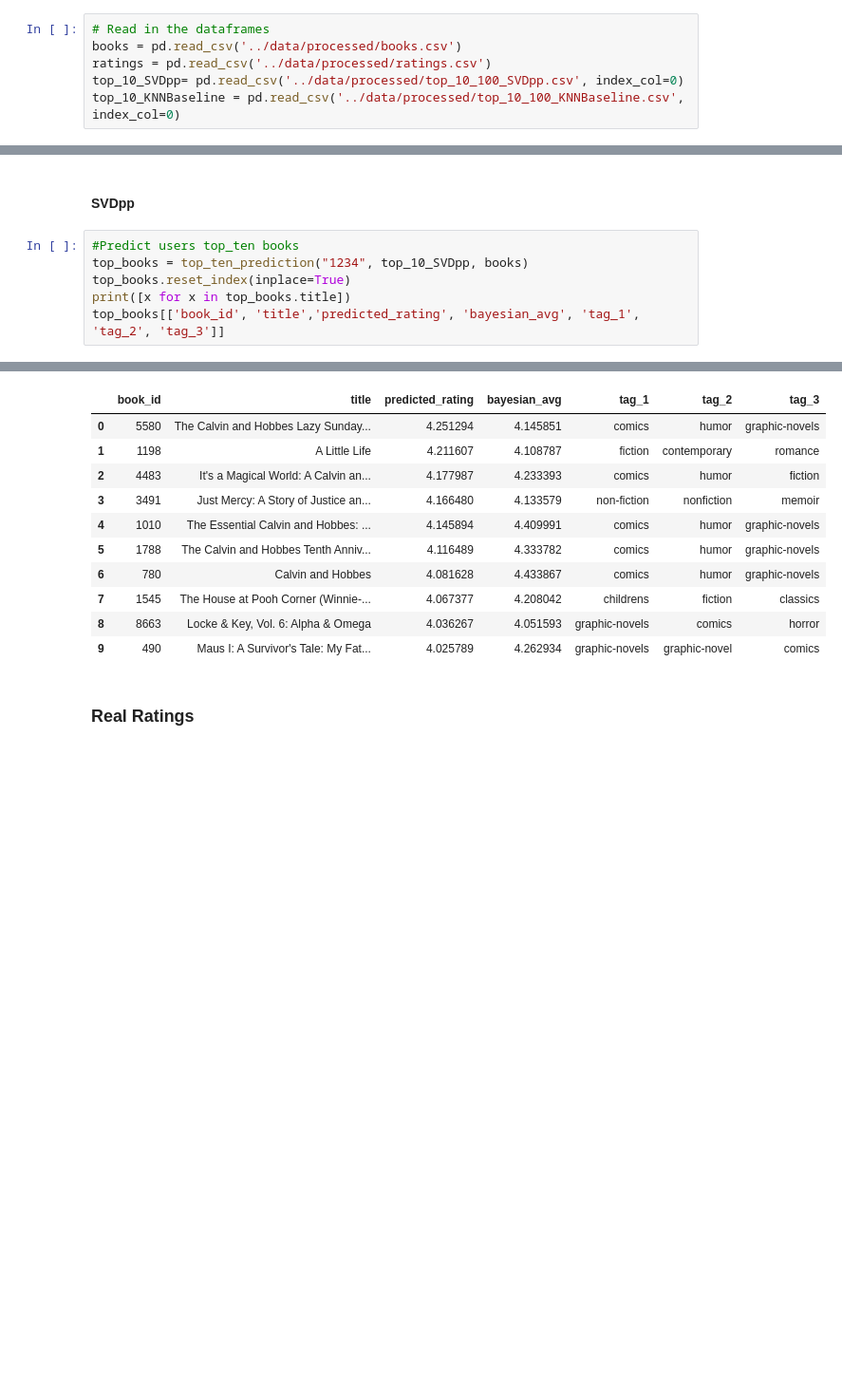
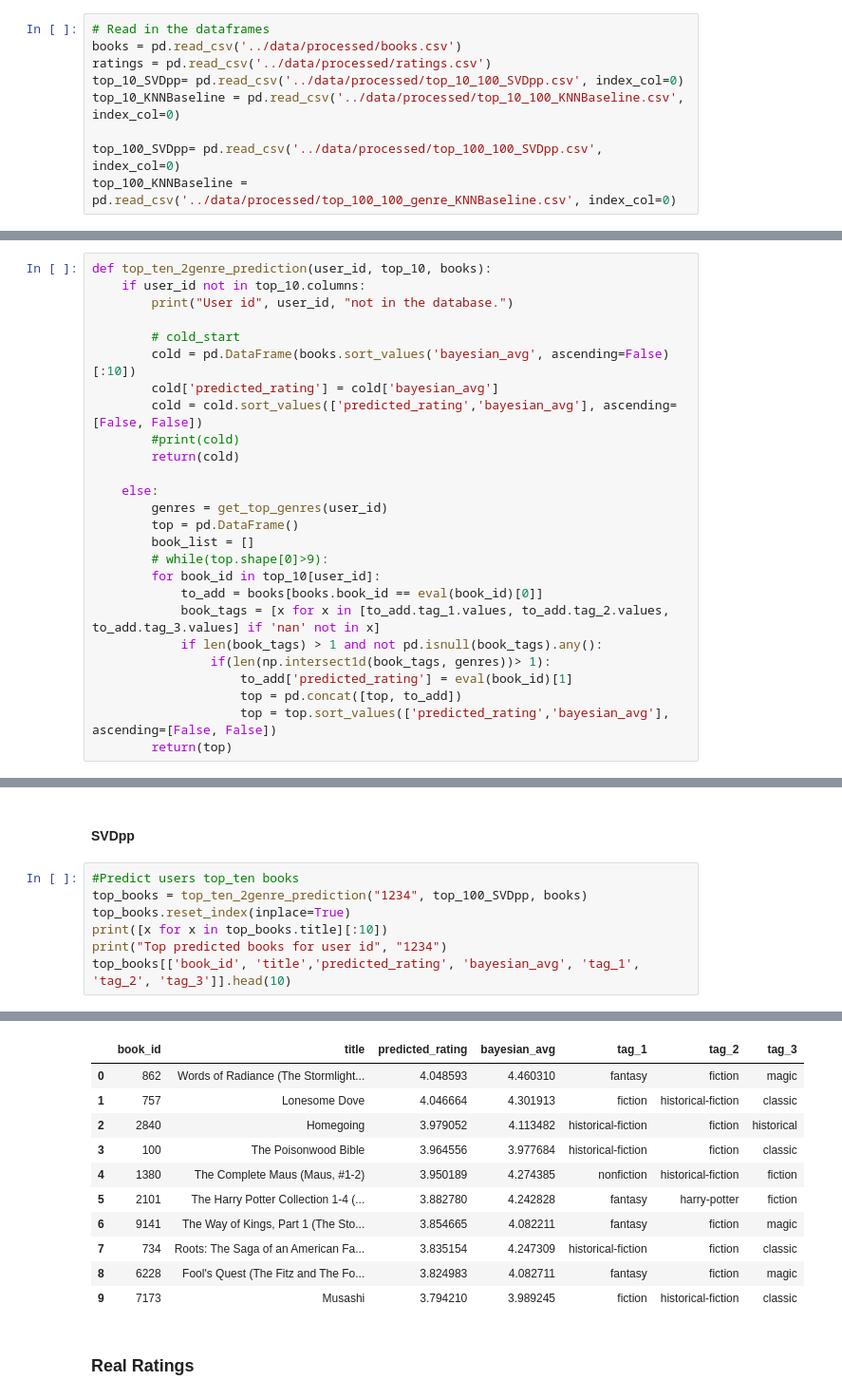
Before and after one commit to Snizzmo/Data-Science, a Jupyter notebook: Capstone3/notebooks/3.0-cf-predictions.ipynb, the cells around one changed output, grey strips where cells are left out. Shown: that part at 95% size. Cells and saved outputs as stored; diff of their text form; blank space fills up the shorter version.

Commit message:
models-predictions

```diff
--- a/Capstone3/notebooks/3.0-cf-predictions.ipynb
+++ b/Capstone3/notebooks/3.0-cf-predictions.ipynb
@@ -9,6 +13,9 @@ books = pd.read_csv('../data/processed/books.csv')
 ratings = pd.read_csv('../data/processed/ratings.csv')
 top_10_SVDpp= pd.read_csv('../data/processed/top_10_100_SVDpp.csv', index_col=0)
 top_10_KNNBaseline = pd.read_csv('../data/processed/top_10_100_KNNBaseline.csv', index_col=0)
+
+top_100_SVDpp= pd.read_csv('../data/processed/top_100_100_SVDpp.csv', index_col=0)
+top_100_KNNBaseline = pd.read_csv('../data/processed/top_100_100_genre_KNNBaseline.csv', index_col=0)
 # %%
 def top_ten_prediction(user_id, top_10, books):
     if user_id not in top_10.columns:
@@ -63,0 +76,26 @@ Index(['1', '2', '4', '8', '11', '15', '18', '22', '24', '25',
+# %%
+def top_ten_2genre_prediction(user_id, top_10, books):
+    if user_id not in top_10.columns:
+        print("User id", user_id, "not in the database.")
+
+        # cold_start
+        cold = pd.DataFrame(books.sort_values('bayesian_avg', ascending=False)[:10])
+        cold['predicted_rating'] = cold['bayesian_avg']
+        cold = cold.sort_values(['predicted_rating','bayesian_avg'], ascending=[False, False])
+        #print(cold)
+        return(cold)
+
+    else:
+        genres = get_top_genres(user_id)
+        top = pd.DataFrame()
+        book_list = []
+        # while(top.shape[0]>9):
+        for book_id in top_10[user_id]:
+            to_add = books[books.book_id == eval(book_id)[0]]
+            book_tags = [x for x in [to_add.tag_1.values, to_add.tag_2.values, to_add.tag_3.values] if 'nan' not in x]
+            if len(book_tags) > 1 and not pd.isnull(book_tags).any():
+                if(len(np.intersect1d(book_tags, genres))> 1):
+                    to_add['predicted_rating'] = eval(book_id)[1]
+                    top = pd.concat([top, to_add])
+                    top = top.sort_values(['predicted_rating','bayesian_avg'], ascending=[False, False])
+        return(top)
@@ -134,8 +147,9 @@ See the caveats in the documentation: https://pandas.pydata.org/pandas-docs/stab
 #### SVDpp
 # %%
 #Predict users top_ten books
-top_books = top_ten_prediction("1234", top_10_SVDpp, books)
+top_books = top_ten_2genre_prediction("1234", top_100_SVDpp, books)
 top_books.reset_index(inplace=True)
-print([x for x in top_books.title])
-top_books[['book_id', 'title','predicted_rating', 'bayesian_avg', 'tag_1', 'tag_2', 'tag_3']]
+print([x for x in top_books.title][:10])
+print("Top predicted books for user id", "1234")
+top_books[['book_id', 'title','predicted_rating', 'bayesian_avg', 'tag_1', 'tag_2', 'tag_3']].head(10)
 # %% [output]
@@ -149,13 +163,13 @@ See the caveats in the documentation: https://pandas.pydata.org/pandas-docs/stab
 |  | book_id | title | predicted_rating | bayesian_avg | tag_1 | tag_2 | tag_3 |
-| 0 | 5580 | The Calvin and Hobbes Lazy Sunday... | 4.251294 | 4.145851 | comics | humor | graphic-novels |
-| 1 | 1198 | A Little Life | 4.211607 | 4.108787 | fiction | contemporary | romance |
-| 2 | 4483 | It's a Magical World: A Calvin an... | 4.177987 | 4.233393 | comics | humor | fiction |
-| 3 | 3491 | Just Mercy: A Story of Justice an... | 4.166480 | 4.133579 | non-fiction | nonfiction | memoir |
-| 4 | 1010 | The Essential Calvin and Hobbes: ... | 4.145894 | 4.409991 | comics | humor | graphic-novels |
-| 5 | 1788 | The Calvin and Hobbes Tenth Anniv... | 4.116489 | 4.333782 | comics | humor | graphic-novels |
-| 6 | 780 | Calvin and Hobbes | 4.081628 | 4.433867 | comics | humor | graphic-novels |
-| 7 | 1545 | The House at Pooh Corner (Winnie-... | 4.067377 | 4.208042 | childrens | fiction | classics |
-| 8 | 8663 | Locke & Key, Vol. 6: Alpha & Omega | 4.036267 | 4.051593 | graphic-novels | comics | horror |
-| 9 | 490 | Maus I: A Survivor's Tale: My Fat... | 4.025789 | 4.262934 | graphic-novels | graphic-novel | comics |
+| 0 | 862 | Words of Radiance (The Stormlight... | 4.048593 | 4.460310 | fantasy | fiction | magic |
+| 1 | 757 | Lonesome Dove | 4.046664 | 4.301913 | fiction | historical-fiction | classic |
+| 2 | 2840 | Homegoing | 3.979052 | 4.113482 | historical-fiction | fiction | historical |
+| 3 | 100 | The Poisonwood Bible | 3.964556 | 3.977684 | historical-fiction | fiction | classic |
+| 4 | 1380 | The Complete Maus (Maus, #1-2) | 3.950189 | 4.274385 | nonfiction | historical-fiction | fiction |
+| 5 | 2101 | The Harry Potter Collection 1-4 (... | 3.882780 | 4.242828 | fantasy | harry-potter | fiction |
+| 6 | 9141 | The Way of Kings, Part 1 (The Sto... | 3.854665 | 4.082211 | fantasy | fiction | magic |
+| 7 | 734 | Roots: The Saga of an American Fa... | 3.835154 | 4.247309 | historical-fiction | fiction | classic |
+| 8 | 6228 | Fool's Quest (The Fitz and The Fo... | 3.824983 | 4.082711 | fantasy | fiction | magic |
+| 9 | 7173 | Musashi | 3.794210 | 3.989245 | fiction | historical-fiction | classic |
 # %% [markdown]
 ### Real Ratings
```
Also changed, not shown: parts of 27 cells of this notebook, 3 other files.
